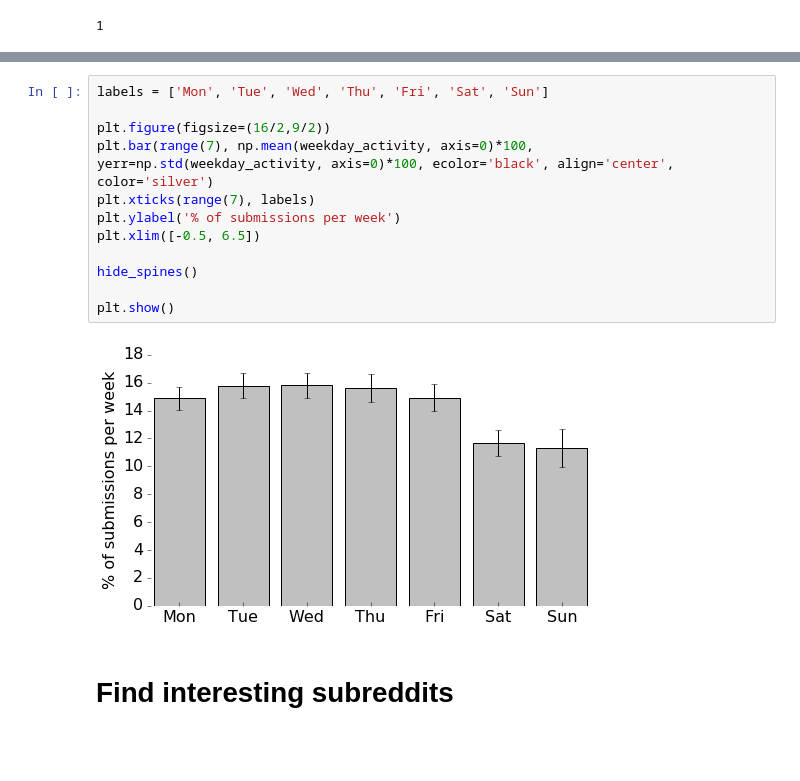
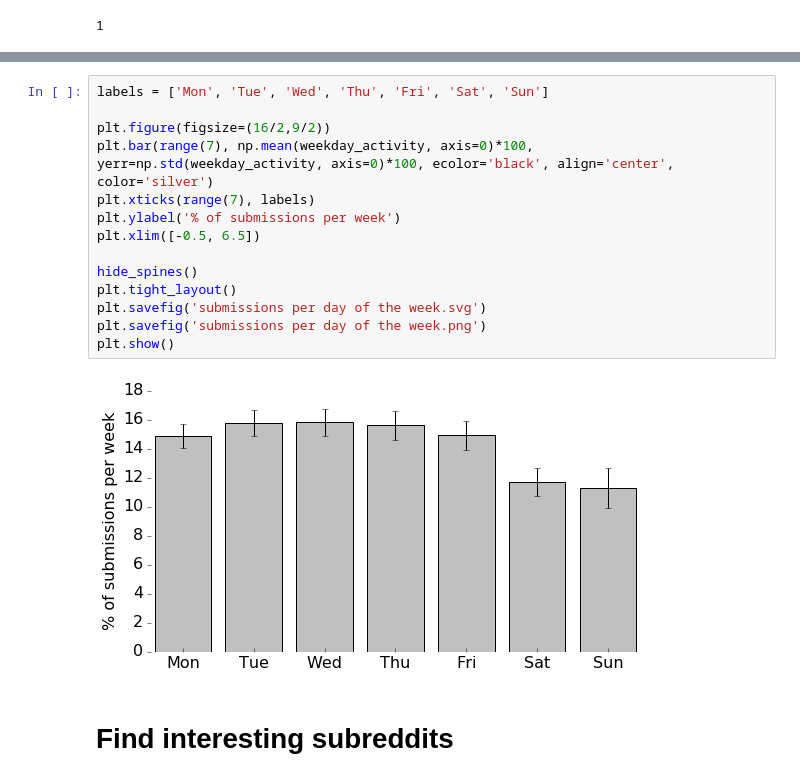
Before and after one commit to JeroenDelcour/redditStats, a Jupyter notebook: subreddits activity/subreddit video.ipynb, the cells around one changed output, grey strips where cells are left out. Cells and saved outputs as stored; diff of their text form; blank space fills up the shorter version.

```diff
--- a/subreddits activity/subreddit video.ipynb
+++ b/subreddits activity/subreddit video.ipynb
@@ -548,17 +562,19 @@ Wall time: 37.9 s
 # %%
 labels = ['Mon', 'Tue', 'Wed', 'Thu', 'Fri', 'Sat', 'Sun']
 
 plt.figure(figsize=(16/2,9/2))
 plt.bar(range(7), np.mean(weekday_activity, axis=0)*100, yerr=np.std(weekday_activity, axis=0)*100, ecolor='black', align='center', color='silver')
 plt.xticks(range(7), labels)
 plt.ylabel('% of submissions per week')
 plt.xlim([-0.5, 6.5])
 
 hide_spines()
-
+plt.tight_layout()
+plt.savefig('submissions per day of the week.svg')
+plt.savefig('submissions per day of the week.png')
 plt.show()
 # %% [output]
-[figure, old version]
+[figure, new version]
 # %% [markdown]
 # Find interesting subreddits
 # %% [markdown]
```
Also changed, not shown: parts of 7 cells of this notebook.
